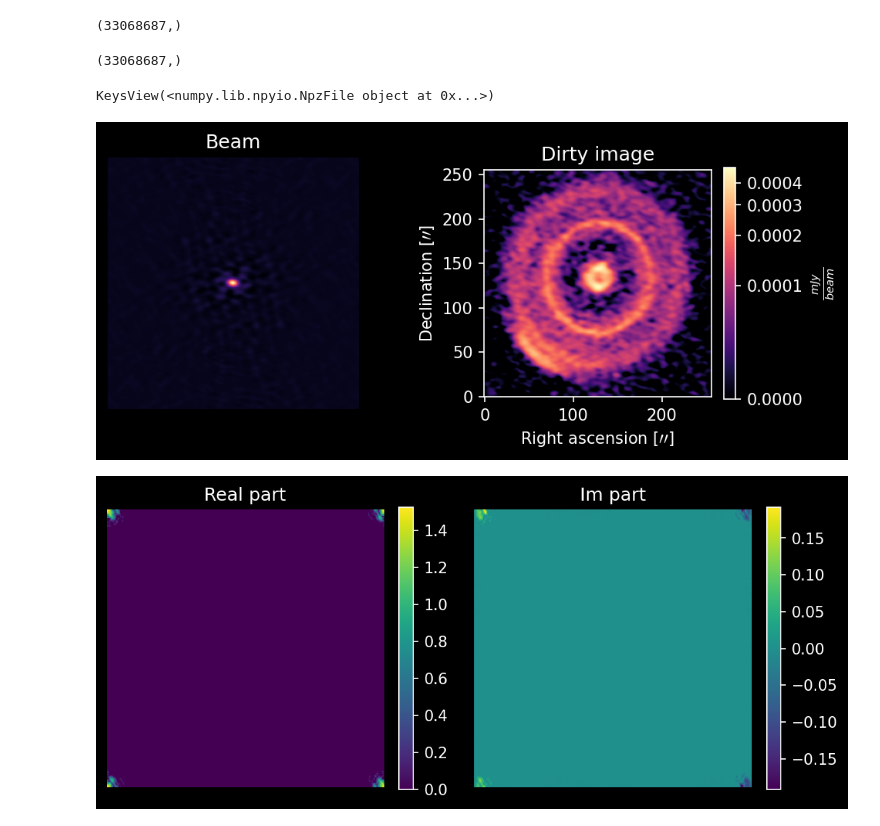
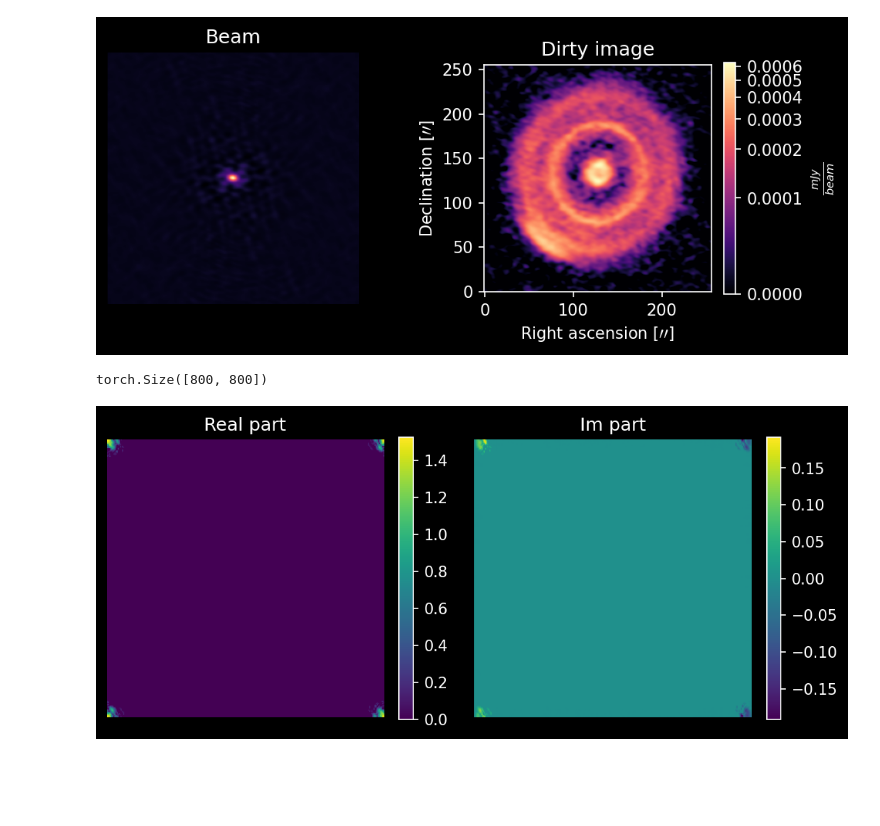
Before and after one commit to EnceladeCandy/diffusion-radio-astronomy, a Jupyter notebook: notebooks/mpol_inf_real copy 4.ipynb, the cells around one changed output. Drawn from its saved outputs; the diff is of its cells as text; code cells hidden in the pictures; blank space fills up the shorter version.

```diff
--- a/notebooks/mpol_inf_real copy 4.ipynb
+++ b/notebooks/mpol_inf_real copy 4.ipynb
@@ -48,7 +48,7 @@ vis = data["data"]
 weight = data["weight"]
 
 # Loading the psf and the dirty image
-pixel_scale = 0.004 # arcsec
+pixel_scale = 0.0045 # arcsec
 npix = 256 # Number of pixels in the grid
 coords = coordinates.GridCoords(cell_size=pixel_scale, npix=npix)
 img_size = 256 # Number of pixels in the reconstructed image
@@ -79,46 +79,33 @@ imager = DirtyImager(
     data_re=vis.real,
     data_im=vis.imag
 )
-dirty_image, beam = imager.get_dirty_image(weighting="briggs", robust=0)
+
+robust = 0.2
+dirty_image, beam = imager.get_dirty_image(weighting="briggs", robust=robust)
 dirty_image, beam = torch.tensor(dirty_image.copy()).to(device), torch.tensor(beam.copy()).to(device)
 # imgs.append(dirty_image)
 # beams.append(beam)
-# %%
-weight.shape
-# %% [output]
-(33068687,)
-# %%
-u.shape
-# %% [output]
-(33068687,)
-# %%
-print(data.keys())
-# %% [output]
-KeysView(<numpy.lib.npyio.NpzFile object at 0x...>)
 # %%
-# dirty_image = np.array(imgs).mean(axis = 0)
-# beam = np.array(beams).mean(axis = 0)
-
-#dirty_image = imgs[1]
-#beam = beams[1]
-
-
-sampling_function = ft(torch.fft.ifftshift(beam)).flatten()
-
 # Plotting...
 fig, axs = plt.subplots(nrows= 1 , ncols = 2, figsize = (7, 3.5))
 axs[0].axis("off")
 
 axs[0].imshow(beam.squeeze().real.cpu(), cmap = "magma", origin = "lower")
 axs[0].set_title("Beam")
 
 norm = ImageNormalize(dirty_image[..., None, None].cpu().numpy(), vmin = 0, stretch = AsinhStretch())
-im = axs[1].imshow((dirty_image).squeeze().real.cpu(), cmap =  "magma", norm = norm, origin = "lower")
+center = int(npix//2)
+ext_pix = int(img_size//2)
+im = axs[1].imshow((dirty_image).squeeze()[center-ext_pix:center+ext_pix, center-ext_pix:center+ext_pix].real.cpu(), cmap =  "magma", norm = norm, origin = "lower")
 axs[1].set(title = "Dirty image", xlabel = r"Right ascension $[\prime\prime]$", ylabel = r"Declination $[\prime\prime]$")
 plt.colorbar(im, fraction = 0.046, label = r"$\frac{mJy}{beam}$")
 plt.subplots_adjust(wspace = 0.5)
 # %% [output]
-[figure, old version]
+[figure, new version]
+# %%
+(dirty_image).squeeze()[512-400:512 + 400, 512-400:512+400].shape
+# %% [output]
+torch.Size([800, 800])
 # %%
 # Sampling function visualization:
 from matplotlib.colors import LogNorm
```
Also changed, not shown: parts of 14 cells of this notebook, 2 other files.
